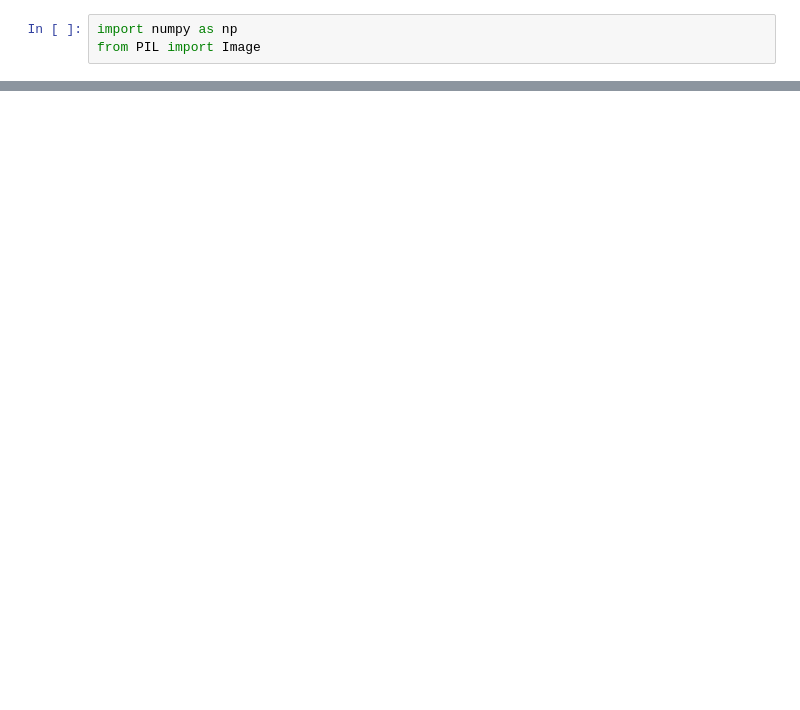
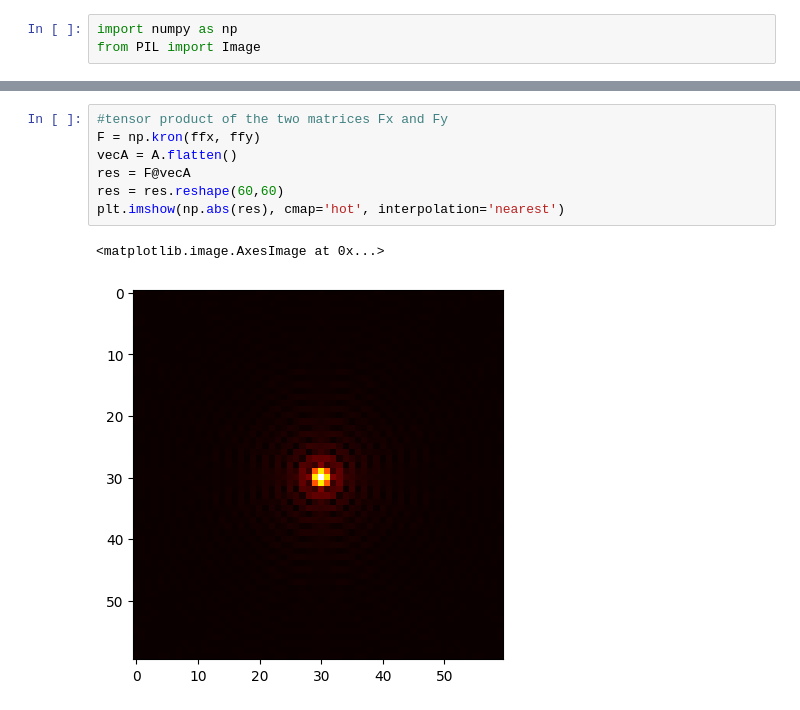
Before and after one commit to pramcodes/DDNN, a Jupyter notebook: encoding.ipynb, the cells around one changed output, grey strips where cells are left out. Drawn from its saved outputs; the diff is of its cells as text; blank space fills up the shorter version.

```diff
--- a/encoding.ipynb
+++ b/encoding.ipynb
@@ -46,0 +198,10 @@ plt.show()
+# %%
+#tensor product of the two matrices Fx and Fy
+F = np.kron(ffx, ffy)
+vecA = A.flatten()
+res = F@vecA
+res = res.reshape(60,60)
+plt.imshow(np.abs(res), cmap='hot', interpolation='nearest')
+# %% [output]
+<matplotlib.image.AxesImage at 0x...>
+[figure, added]
```
Also changed, not shown: parts of 9 cells of this notebook, 1 other file.
